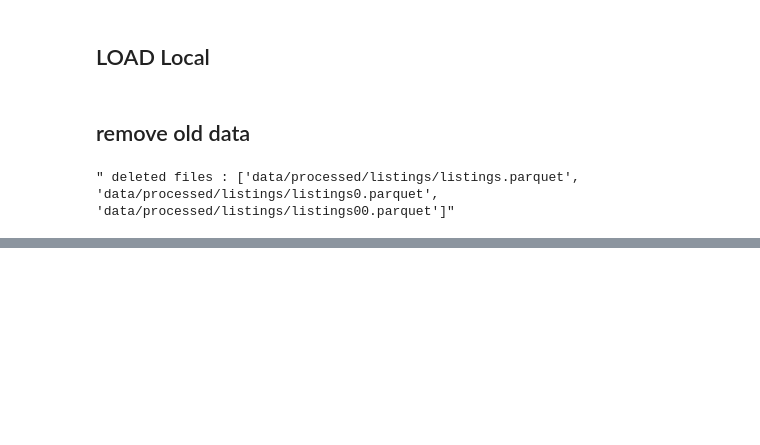
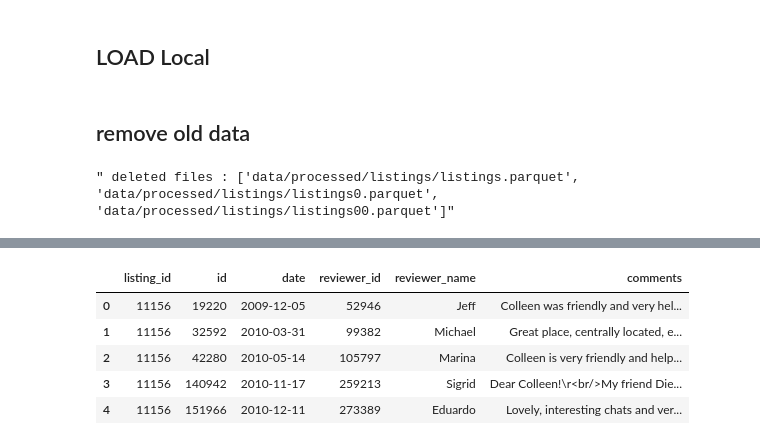
Before and after one commit to Bee0933/inside-airbnb-pipeline, a Jupyter notebook: test.ipynb, the cells around one changed output, grey strips where cells are left out. Cells and saved outputs as stored; diff of their text form; code cells hidden in the pictures; blank space fills up the shorter version.

```diff
--- a/test.ipynb
+++ b/test.ipynb
@@ -204,0 +218,11 @@ delete_files_and_dir(rm_path,ext)
+# %%
+pd.set_option('display.max_columns', None)
+df1 = pd.read_csv("data/reviews_details/reviews_details.csv.zip", compression="zip", header=0, sep=",").head()
+df1
+# %% [output]
+|  | listing_id | id | date | reviewer_id | reviewer_name | comments |
+| 0 | 11156 | 19220 | 2009-12-05 | 52946 | Jeff | Colleen was friendly and very hel... |
+| 1 | 11156 | 32592 | 2010-03-31 | 99382 | Michael | Great place, centrally located, e... |
+| 2 | 11156 | 42280 | 2010-05-14 | 105797 | Marina | Colleen is very friendly and help... |
+| 3 | 11156 | 140942 | 2010-11-17 | 259213 | Sigrid | Dear Colleen!\r<br/>My friend Die... |
+| 4 | 11156 | 151966 | 2010-12-11 | 273389 | Eduardo | Lovely, interesting chats and ver... |
```
Also changed, not shown: parts of 3 cells of this notebook, 7 other files.
